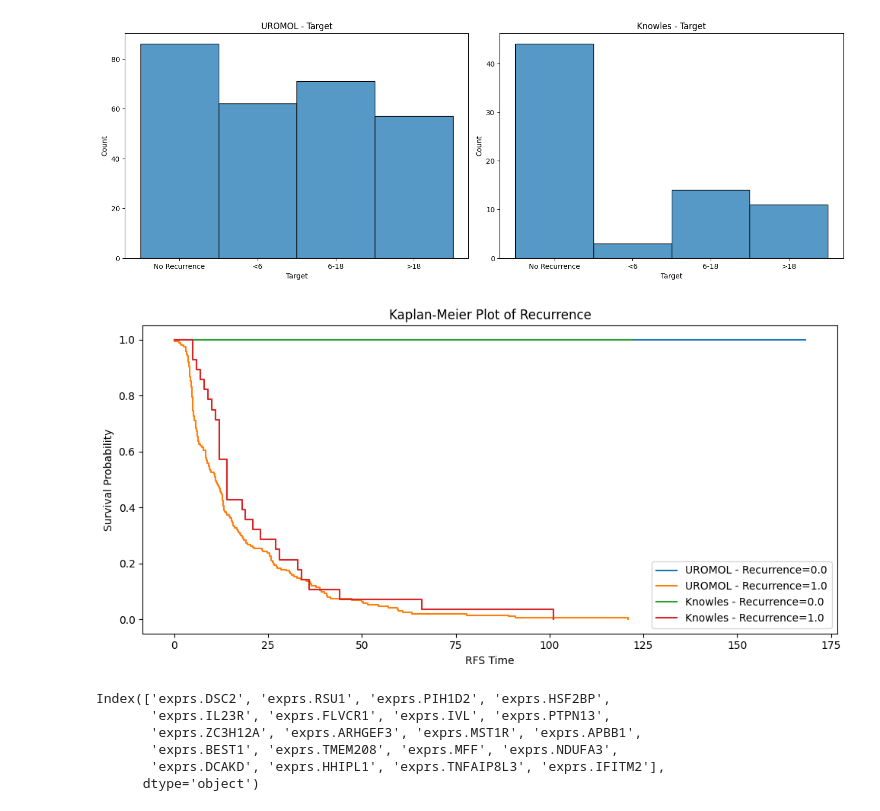
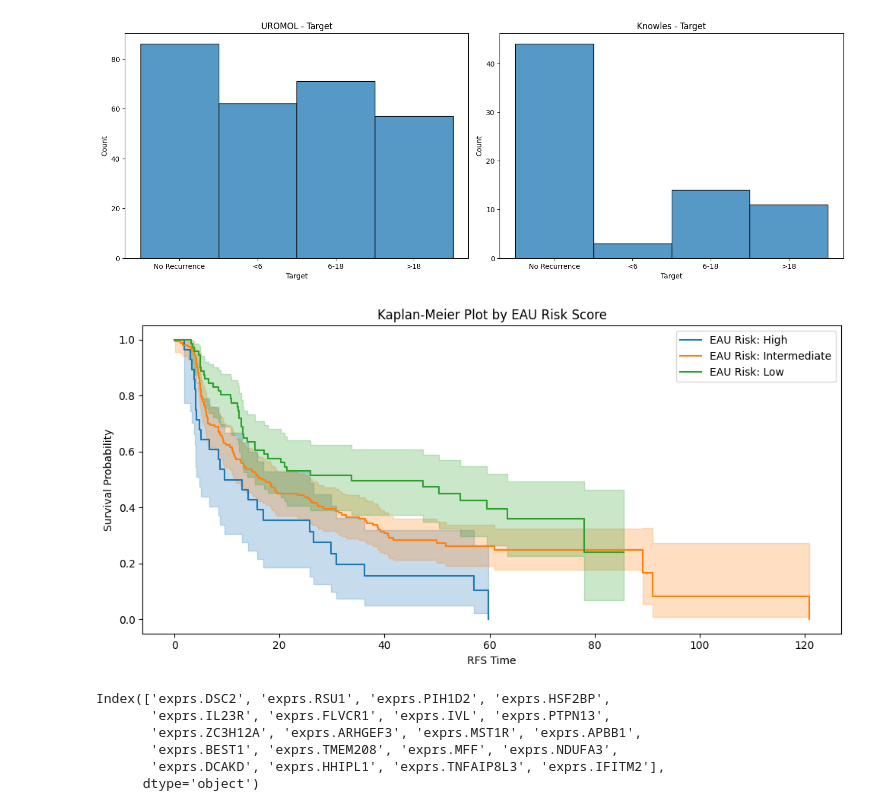
Before and after one commit to Farbod-Moghaddam/BIOF520_A4, a Jupyter notebook: classifier.ipynb, the cells around one changed output. Drawn from its saved outputs; the diff is of its cells as text; code cells hidden in the pictures.

Commit message:
changed Kaplan-meier curve

```diff
--- a/classifier.ipynb
+++ b/classifier.ipynb
@@ -141,27 +141,26 @@ plt.show()
 # %%
 from lifelines import KaplanMeierFitter
 
 plt.figure(figsize=(10, 5))
 
 kmf = KaplanMeierFitter()
+kaplan_df = pd.read_csv('./UROMOL_TaLG.teachingcohort.csv')
+kaplan_df = kaplan_df[['Recurrence', 'RFS_time', 'EAU.risk']]
+kaplan_df.dropna(inplace=True)
 
 plt.subplot(1, 1, 1)
-for label, group in UROMOL.groupby('Recurrence'):
+for label, group in kaplan_df.groupby('EAU.risk'):
     kmf.fit(group['RFS_time'], event_observed=group['Recurrence'])
-    kmf.plot_survival_function(label=f'UROMOL - Recurrence={label}', ci_show=False)
+    kmf.plot_survival_function(label=f'EAU Risk: {label}')
 
-for label, group in knowles.groupby('Recurrence'):
-    kmf.fit(group['RFS_time'], event_observed=group['Recurrence'])
-    kmf.plot_survival_function(label=f'Knowles - Recurrence={label}', ci_show=False)
-
-plt.title('Kaplan-Meier Plot of Recurrence')
+plt.title('Kaplan-Meier Plot by EAU Risk Score')
 plt.xlabel('RFS Time')
 plt.ylabel('Survival Probability')
 plt.legend()
 plt.tight_layout()
 plt.show()
 # %% [output]
-[figure, old version]
+[figure, new version]
 # %%
 from sklearn.model_selection import train_test_split
 from sklearn.feature_selection import RFE
```
Also changed, not shown: 1 other file.
